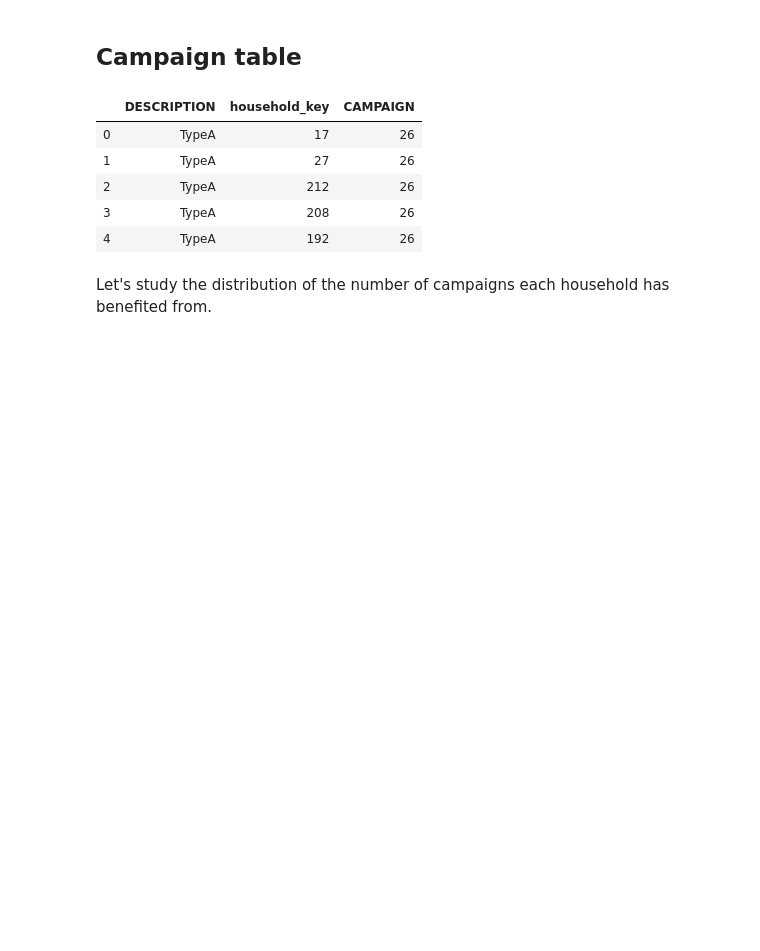
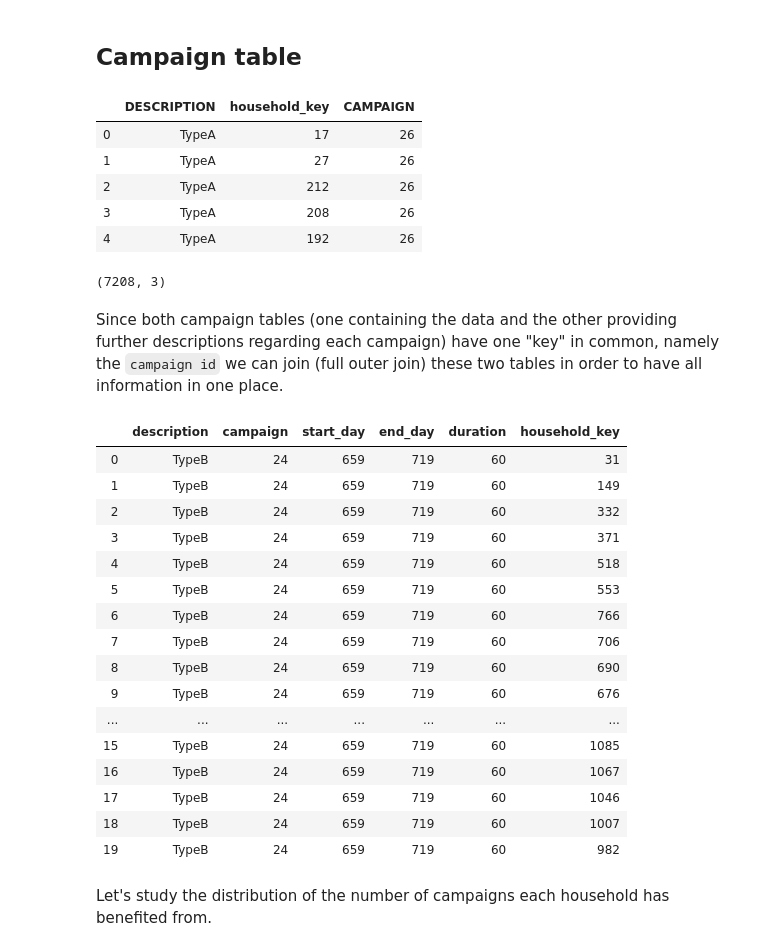
Before and after one commit to whateverforever/ada-2019-project, a Jupyter notebook: data_analysis.ipynb, the cells around one changed output. Drawn from its saved outputs; the diff is of its cells as text; code cells hidden in the pictures; blank space fills up the shorter version.

```diff
--- a/data_analysis.ipynb
+++ b/data_analysis.ipynb
@@ -109,5 +136,34 @@ df_campaign_table.head()
 | 2 | TypeA | 212 | 26 |
 | 3 | TypeA | 208 | 26 |
 | 4 | TypeA | 192 | 26 |
+# %%
+print(df_campaign_table.shape)
+# %% [output]
+(7208, 3)
+# %% [markdown]
+Since both campaign tables (one containing the data and the other providing further descriptions regarding each campaign) have one "key" in common, namely the `campaign id` we can join (full outer join) these two tables in order to have all information in one place.
+# %%
+df_campaign_full = pd.merge(df_campaign_desc, df_campaign_table, on='CAMPAIGN', how='outer').rename(columns={"DESCRIPTION_x": "DESCRIPTION"}).drop(columns='DESCRIPTION_y')
+# Map the lowering function to all column names
+df_campaign_full.columns = map(str.lower, df_campaign_full.columns)
+df_campaign_full.head(20)
+# %% [output]
+|  | description | campaign | start_day | end_day | duration | household_key |
+| 0 | TypeB | 24 | 659 | 719 | 60 | 31 |
+| 1 | TypeB | 24 | 659 | 719 | 60 | 149 |
+| 2 | TypeB | 24 | 659 | 719 | 60 | 332 |
+| 3 | TypeB | 24 | 659 | 719 | 60 | 371 |
+| 4 | TypeB | 24 | 659 | 719 | 60 | 518 |
+| 5 | TypeB | 24 | 659 | 719 | 60 | 553 |
+| 6 | TypeB | 24 | 659 | 719 | 60 | 766 |
+| 7 | TypeB | 24 | 659 | 719 | 60 | 706 |
+| 8 | TypeB | 24 | 659 | 719 | 60 | 690 |
+| 9 | TypeB | 24 | 659 | 719 | 60 | 676 |
+| ... | ... | ... | ... | ... | ... | ... |
+| 15 | TypeB | 24 | 659 | 719 | 60 | 1085 |
+| 16 | TypeB | 24 | 659 | 719 | 60 | 1067 |
+| 17 | TypeB | 24 | 659 | 719 | 60 | 1046 |
+| 18 | TypeB | 24 | 659 | 719 | 60 | 1007 |
+| 19 | TypeB | 24 | 659 | 719 | 60 | 982 |
 # %% [markdown]
 Let's study the distribution of the number of campaigns each household has benefited from.
```
Also changed, not shown: parts of 9 cells of this notebook.
